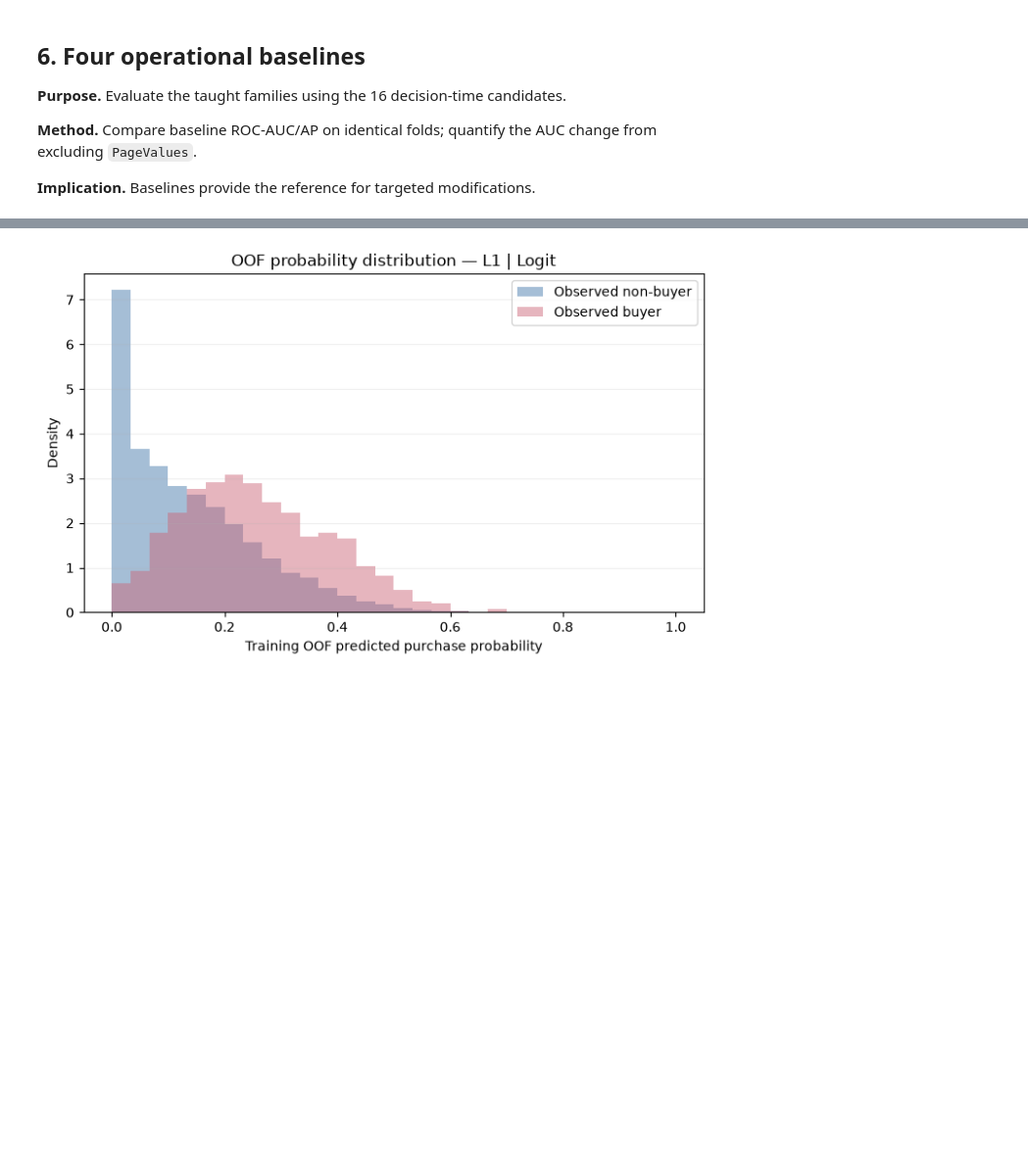
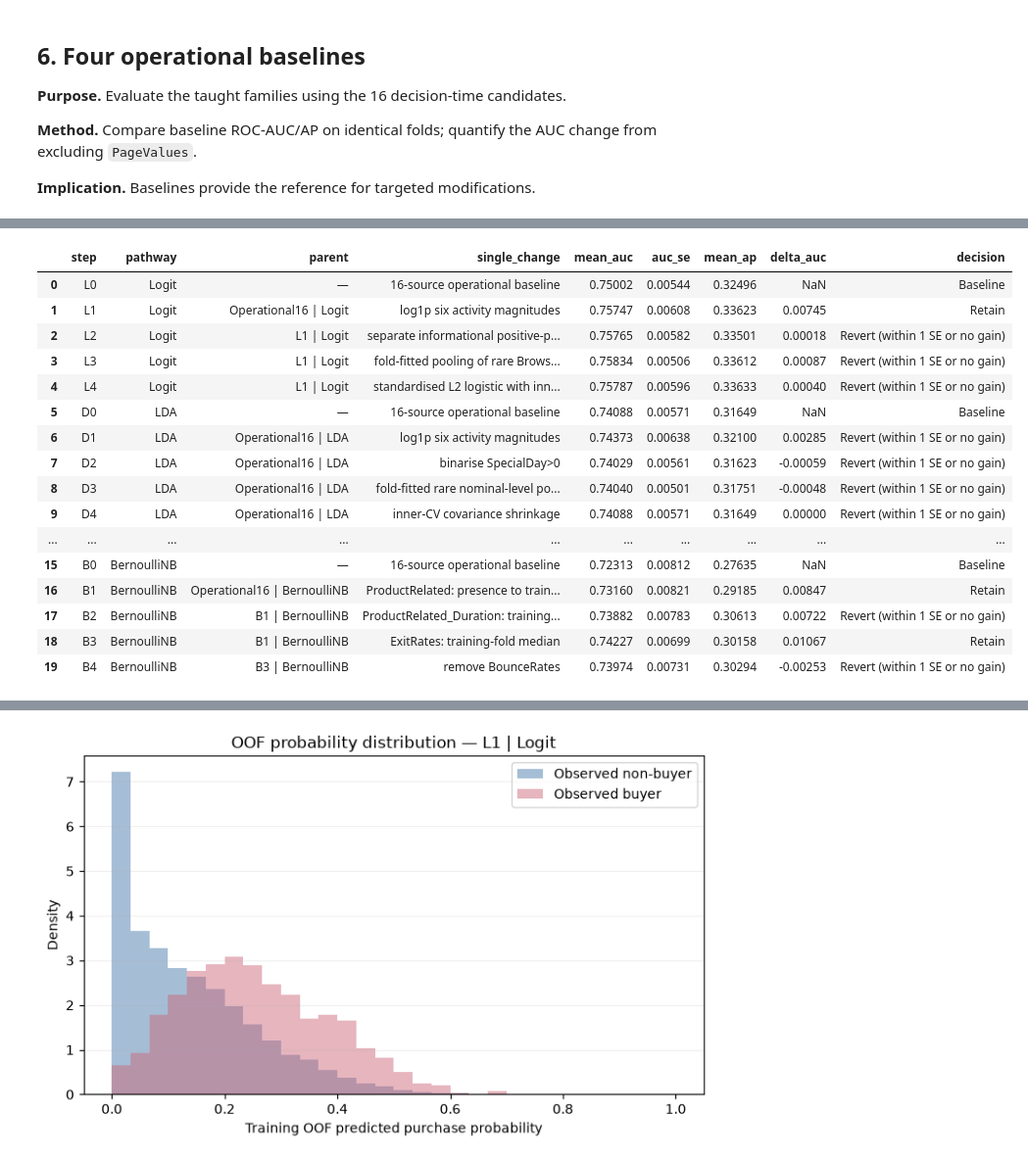
Before and after one commit to lyd-sg/dsa211, a Jupyter notebook: online_shoppers_prd_v3.ipynb, the cells around one changed output, grey strips where cells are left out. Shown at 98% size. Saved outputs shown, nothing was run; the diff lists cells and outputs as text; code cells hidden in the pictures; blank space fills up the shorter version.

Commit message:
results: execute PRD v3 notebook and save audit evidence [skip ci]

```diff
--- a/online_shoppers_prd_v3.ipynb
+++ b/online_shoppers_prd_v3.ipynb
@@ -708,0 +546,76 @@ Winner: L1 | Logit | five-fold mean AUC 0.75747
+# %%
+# Predeclare the ordered list of single changes. Edits are cumulative only if accepted.
+PATHS={
+ 'Logit':[('L1','log1p six activity magnitudes',{'log_activity':True}),
+          ('L2','separate informational positive-presence indicators',{'presence':True}),
+          ('L3','fold-fitted pooling of rare Browser/TrafficType levels',{'rare_pool':True}),
+          ('L4','standardised L2 logistic with inner-CV C',{'scale':True,'tune':'logit'})],
+ 'LDA':[('D1','log1p six activity magnitudes',{'log_activity':True}),
+        ('D2','binarise SpecialDay>0',{'special_binary':True}),
+        ('D3','fold-fitted rare nominal-level pooling',{'rare_pool':True}),
+        ('D4','inner-CV covariance shrinkage',{'tune':'lda'})],
+ 'GaussianNB':[('G1','log1p six activity magnitudes',{'log_activity':True}),
+               ('G2','remove BounceRates, retaining ExitRates',{'remove':'BounceRates'}),
+               ('G3','remove ProductRelated, retaining duration',{'remove':'ProductRelated'}),
+               ('G4','remove SpecialDay Gaussian marginal',{'remove':'SpecialDay'})],
+ 'BernoulliNB':[('B1','ProductRelated: presence to training-fold median',{'median':'ProductRelated'}),
+                ('B2','ProductRelated_Duration: training-fold median',{'median':'ProductRelated_Duration'}),
+                ('B3','ExitRates: training-fold median',{'median':'ExitRates'}),
+                ('B4','remove BounceRates',{'remove':'BounceRates'})]}
+
+PATH_FINALISTS={}; PATH_FINAL_CONFIGS={}; ATTEMPTS=[]
+for fam in FAMILY_ORDER:
+    prefix={'Logit':'L','LDA':'D','GaussianNB':'G','BernoulliNB':'B'}[fam]
+    baseline=f'Operational16 | {fam}'
+    incumbent_label=baseline
+    incumbent_cfg={}
+    b=RESULTS[baseline]
+    ATTEMPTS.append({'pathway':fam,'step':prefix+'0','candidate':baseline,
+          'parent':'—','single_change':'16-source operational baseline',
+          'eda_reason':'Four all-16 operational reference models',
+          'mean_auc':b['mean_fold_auc'],'auc_sd':b['fold_auc_sd'],
+          'auc_se':b['fold_auc_se'],'mean_ap':b['mean_fold_ap'],
+          'delta_auc':np.nan,'accepted':True,'decision':'Baseline'})
+    for step,reason,change in PATHS[fam]:
+        cfg=incumbent_cfg.copy()
+        if 'remove' in change:
+            cfg['drop_features']=tuple([*cfg.get('drop_features',()),change['remove']])
+        elif 'median' in change:
+            cfg['median_cols']=tuple([*cfg.get('median_cols',()),change['median']])
+        else:
+            cfg.update(change)
+        label=step+' | '+fam
+        print(f'Testing {label} (against {incumbent_label})',flush=True)
+        res=run_spec(label,fam,SAFE,
+            pipeline_factory=lambda f=fam,c=cfg:build_model(f,c,SAFE))
+        RESULTS[label]=res
+        FOLD_ROWS.extend(res['folds'])
+        WARNING_ROWS.extend(res['warnings'])
+        prior=RESULTS[incumbent_label]
+        gain=res['mean_fold_auc']-prior['mean_fold_auc']
+        accept=bool(gain>res['fold_auc_se'])
+        ATTEMPTS.append({'pathway':fam,'step':step,'candidate':label,
+            'parent':incumbent_label,'single_change':reason,
+            'eda_reason':reason,
+            'mean_auc':res['mean_fold_auc'],'auc_sd':res['fold_auc_sd'],
+            'auc_se':res['fold_auc_se'],'mean_ap':res['mean_fold_ap'],
+            'delta_auc':gain,'accepted':accept,
+            'decision':'Retain' if accept else 'Revert (within 1 SE or no gain)'})
+        if accept:
+            incumbent_label=label
+            incumbent_cfg=cfg
+    PATH_FINALISTS[fam]=incumbent_label
+    PATH_FINAL_CONFIGS[fam]=incumbent_cfg.copy()
+
+ATTEMPTS_DF=pd.DataFrame(ATTEMPTS)
+assert len(ATTEMPTS_DF)==20
+assert len(PATH_FINALISTS)==4
+display(ATTEMPTS_DF[['step','pathway','parent','single_change','mean_auc','auc_se','mean_ap','delta_auc','decision']].round(5))
+ATTEMPTS_DF.to_csv(V3_ART/'all_attempts_ledger.csv',index=False)
+pd.DataFrame([{'pathway':f,'finalist':PATH_FINALISTS[f],'configuration':json.dumps(PATH_FINAL_CONFIGS[f])}
+              for f in FAMILY_ORDER]).to_csv(V3_ART/'retained_pathways.csv',index=False)
+print('Retained finalists:',PATH_FINALISTS)
+print('Interpretation: retained revisions',ATTEMPTS_DF.loc[ATTEMPTS_DF.accepted & ATTEMPTS_DF.step.str[-1].ne('0'),'step'].tolist(),
+      '; reverted revisions',ATTEMPTS_DF.loc[~ATTEMPTS_DF.accepted,'step'].tolist(),
+      '. Retentions reflect the local one-SE comparison, not significance tests.')
+# %% [output]
@@ -708,0 +638,17 @@ Winner: L1 | Logit | five-fold mean AUC 0.75747
+|  | step | pathway | parent | single_change | mean_auc | auc_se | mean_ap | delta_auc | decision |
+| 0 | L0 | Logit | — | 16-source operational baseline | 0.75002 | 0.00544 | 0.32496 | NaN | Baseline |
+| 1 | L1 | Logit | Operational16 | Logit | log1p six activity magnitudes | 0.75747 | 0.00608 | 0.33623 | 0.00745 | Retain |
+| 2 | L2 | Logit | L1 | Logit | separate informational positive-p... | 0.75765 | 0.00582 | 0.33501 | 0.00018 | Revert (within 1 SE or no gain) |
+| 3 | L3 | Logit | L1 | Logit | fold-fitted pooling of rare Brows... | 0.75834 | 0.00506 | 0.33612 | 0.00087 | Revert (within 1 SE or no gain) |
+| 4 | L4 | Logit | L1 | Logit | standardised L2 logistic with inn... | 0.75787 | 0.00596 | 0.33633 | 0.00040 | Revert (within 1 SE or no gain) |
+| 5 | D0 | LDA | — | 16-source operational baseline | 0.74088 | 0.00571 | 0.31649 | NaN | Baseline |
+| 6 | D1 | LDA | Operational16 | LDA | log1p six activity magnitudes | 0.74373 | 0.00638 | 0.32100 | 0.00285 | Revert (within 1 SE or no gain) |
+| 7 | D2 | LDA | Operational16 | LDA | binarise SpecialDay>0 | 0.74029 | 0.00561 | 0.31623 | -0.00059 | Revert (within 1 SE or no gain) |
+| 8 | D3 | LDA | Operational16 | LDA | fold-fitted rare nominal-level po... | 0.74040 | 0.00501 | 0.31751 | -0.00048 | Revert (within 1 SE or no gain) |
+| 9 | D4 | LDA | Operational16 | LDA | inner-CV covariance shrinkage | 0.74088 | 0.00571 | 0.31649 | 0.00000 | Revert (within 1 SE or no gain) |
+| ... | ... | ... | ... | ... | ... | ... | ... | ... | ... |
+| 15 | B0 | BernoulliNB | — | 16-source operational baseline | 0.72313 | 0.00812 | 0.27635 | NaN | Baseline |
+| 16 | B1 | BernoulliNB | Operational16 | BernoulliNB | ProductRelated: presence to train... | 0.73160 | 0.00821 | 0.29185 | 0.00847 | Retain |
+| 17 | B2 | BernoulliNB | B1 | BernoulliNB | ProductRelated_Duration: training... | 0.73882 | 0.00783 | 0.30613 | 0.00722 | Revert (within 1 SE or no gain) |
+| 18 | B3 | BernoulliNB | B1 | BernoulliNB | ExitRates: training-fold median | 0.74227 | 0.00699 | 0.30158 | 0.01067 | Retain |
+| 19 | B4 | BernoulliNB | B3 | BernoulliNB | remove BounceRates | 0.73974 | 0.00731 | 0.30294 | -0.00253 | Revert (within 1 SE or no gain) |
```
Also changed, not shown: parts of 38 cells of this notebook, 15 other files.
